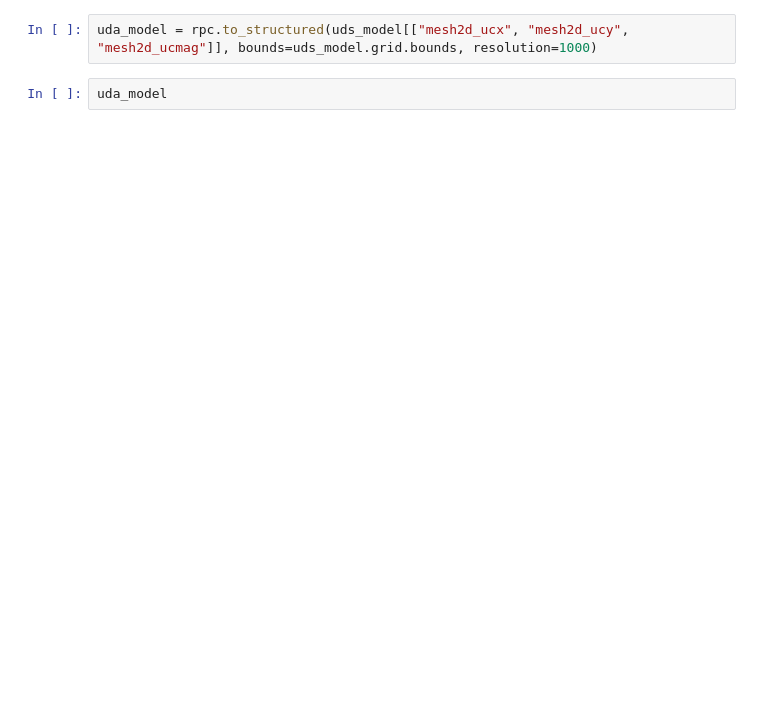
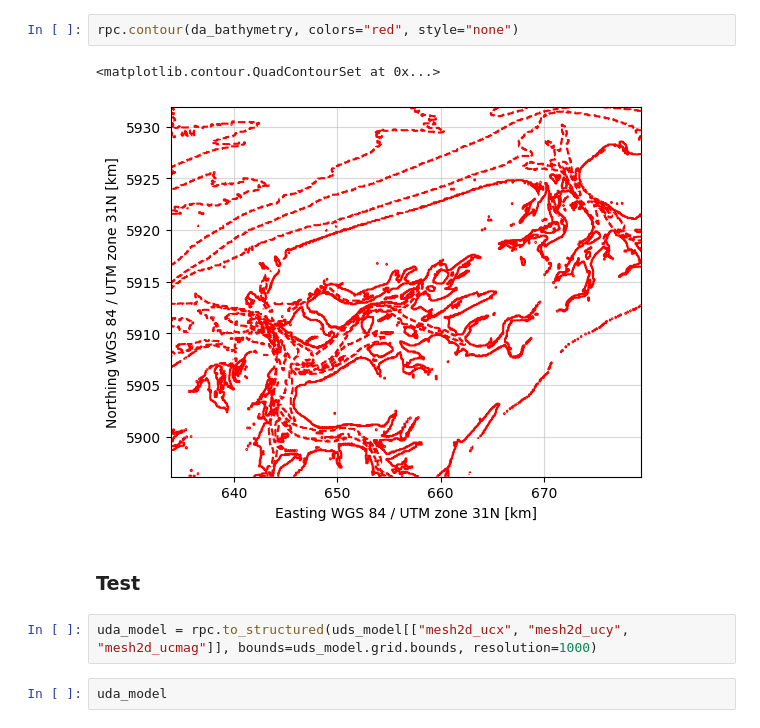
Before and after one commit to Ruben-White/resplotlib, a Jupyter notebook: notebooks/test.ipynb, the cells around one changed output. Cells and saved outputs as stored; diff of their text form; blank space fills up the shorter version.

```diff
--- a/notebooks/test.ipynb
+++ b/notebooks/test.ipynb
@@ -32,3 +37,10 @@ uds_model = uds_model.ugrid.to_crs("EPSG:32631")
+# %%
+rpc.contour(da_bathymetry, colors="red", style="none")
+# %% [output]
+<matplotlib.contour.QuadContourSet at 0x...>
+[figure, added]
+# %% [markdown]
+### Test
 # %%
 uda_model = rpc.to_structured(uds_model[["mesh2d_ucx", "mesh2d_ucy", "mesh2d_ucmag"]], bounds=uds_model.grid.bounds, resolution=1000)
 # %%
```
Also changed, not shown: parts of 4 cells of this notebook, 1 other file.
